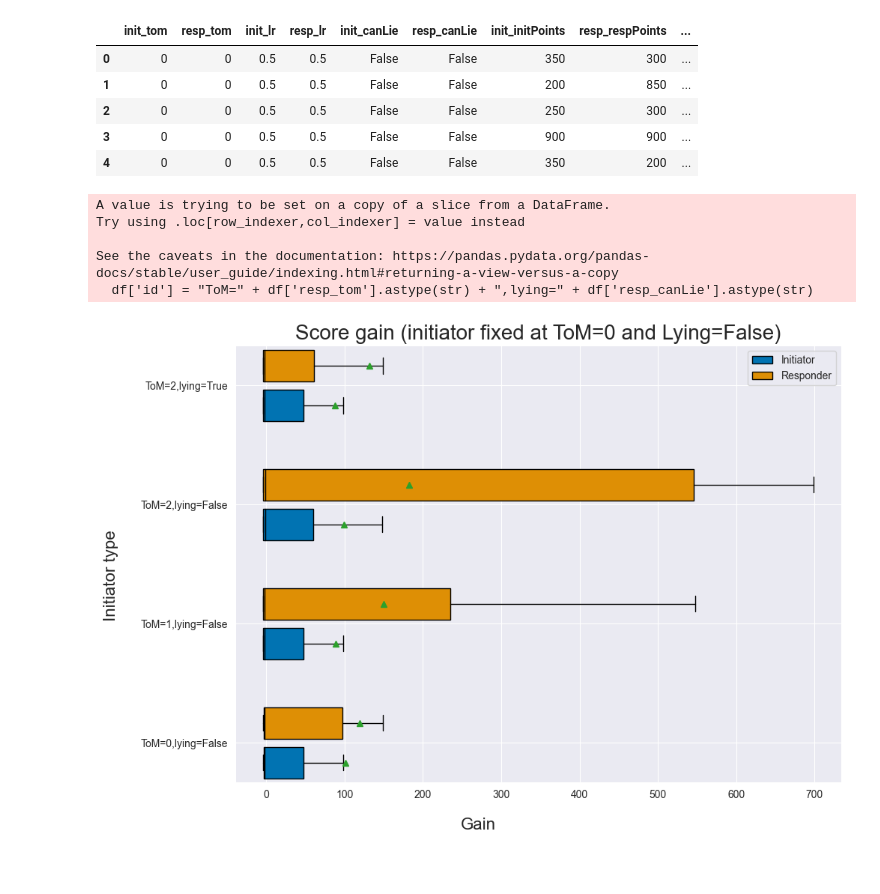
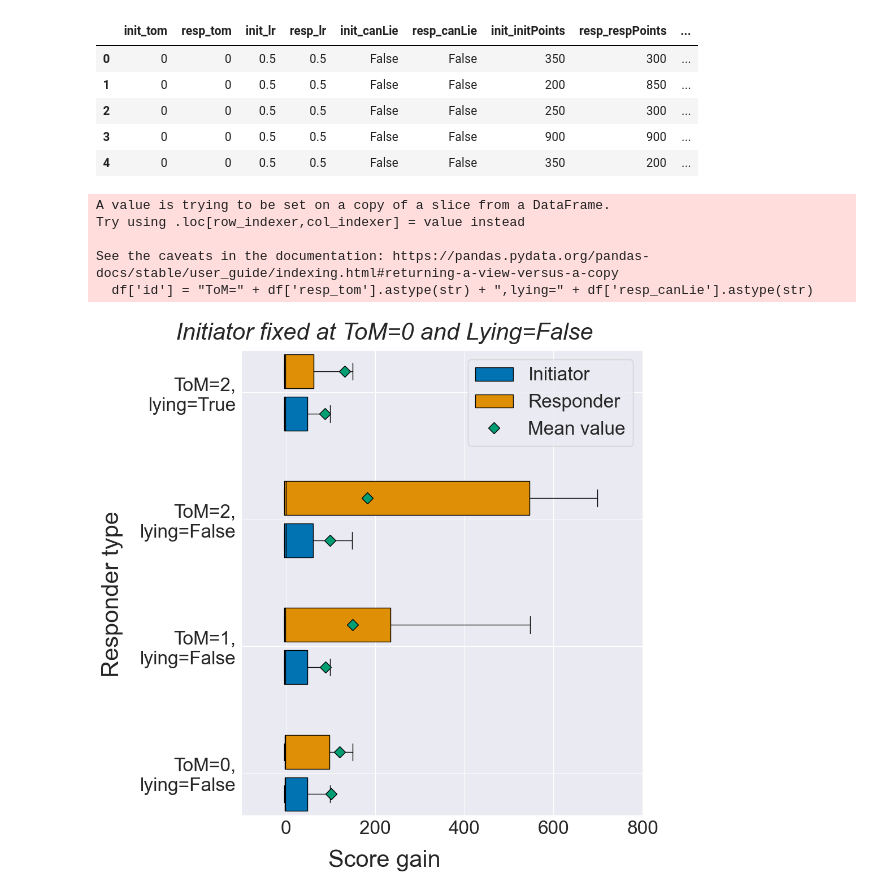
Before and after one commit to SverreBr/MasterThesis, a Jupyter notebook: py_src/visualization.ipynb, the cells around one changed output. Saved outputs shown, nothing was run; the diff lists cells and outputs as text; code cells hidden in the pictures; blank space fills up the shorter version.

```diff
--- a/py_src/visualization.ipynb
+++ b/py_src/visualization.ipynb
@@ -42,5 +43,18 @@ df_resp2lying = data.loc[(data["resp_tom"] == 2) & (data["resp_canLie"] == True)
 # plt.errorbar(names, df_init0_mean["init_gain"], yerr=df_init0_se["init_gain"], fmt='.', ecolor='red', color='blue')
 # plt.ylabel('Initiator gain', size=16)
 # plt.xlabel('Responder type', labelpad=10, size=16)
+# %%
+# figure settings
+figsize = (10,10)
+bin_widths = 0.8
+label_names = ["ToM=0,lying=False", "ToM=1,lying=False", "ToM=2,lying=False", "ToM=2,lying=True"]
+fig_label_names = ["ToM=0,\nlying=False", "ToM=1,\nlying=False", "ToM=2,\nlying=False", "ToM=2,\nlying=True"]
+TICK_SIZE = 24
+LABEL_SIZE = 30
+TITLE_SIZE = 30
+RIGHT_LIM = 800
+LEFT_LIM = -100
+
+meanpointprops = dict(marker='D', markeredgecolor='black', markerfacecolor=sns.color_palette('colorblind')[2], markersize=10)
 # %%
 # function for setting the colors of the box plots pairs
@@ -121,13 +118,13 @@ label_names = ["ToM=0,lying=False", "ToM=1,lying=False", "ToM=2,lying=False", "T
 # %%
-make_boxplot_init(df_init0, 0, "Score gain (initiator fixed at ToM=0 and Lying=False)")
+make_boxplot_init(df_init0, "Initiator fixed at ToM=0 and Lying=False")
 plt.savefig(figure_path + "savedfig_init0.pdf")
 plt.show()
 # %% [output]
 A value is trying to be set on a copy of a slice from a DataFrame.
 Try using .loc[row_indexer,col_indexer] = value instead
 
 See the caveats in the documentation: https://pandas.pydata.org/pandas-docs/stable/user_guide/indexing.html#returning-a-view-versus-a-copy
   df['id'] = "ToM=" + df['resp_tom'].astype(str) + ",lying=" + df['resp_canLie'].astype(str)
-[figure, old version]
+[figure, new version]
 # %%
 # print(df_resp0.describe())
```
Also changed, not shown: parts of 9 cells of this notebook, 14 other files.
